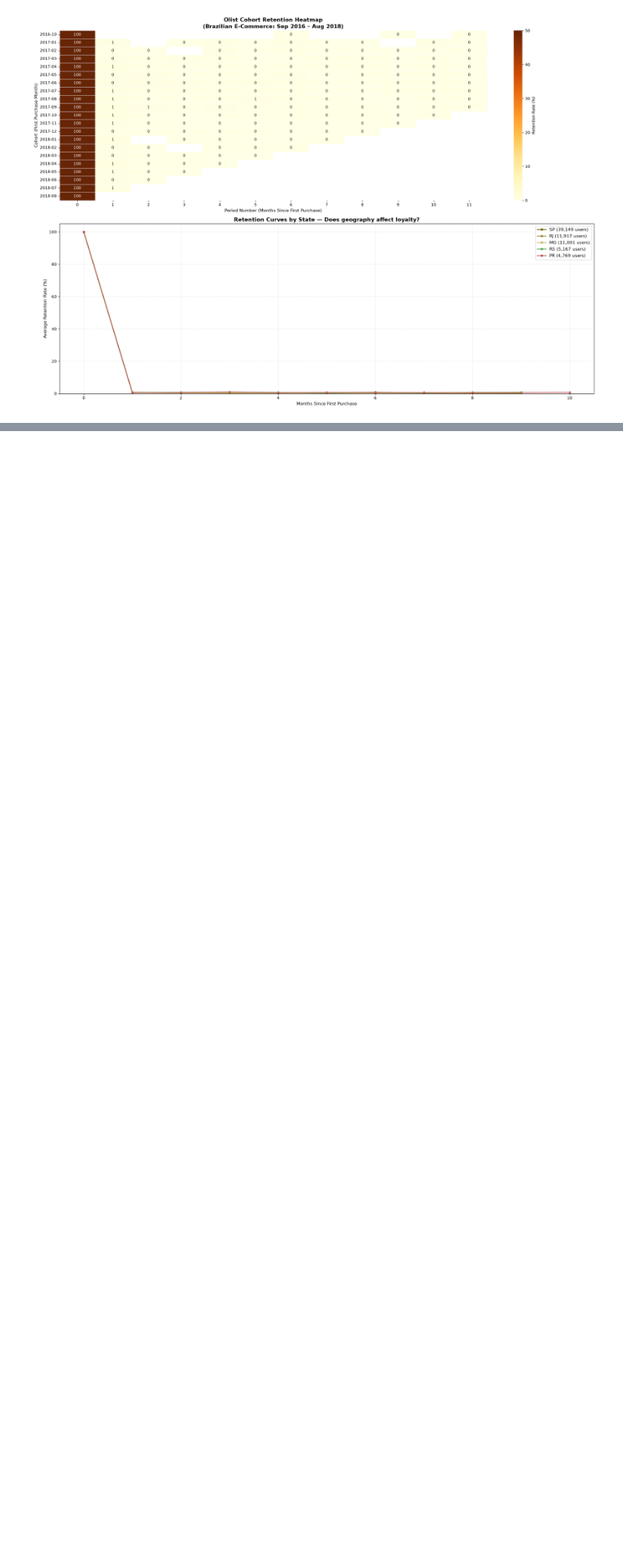
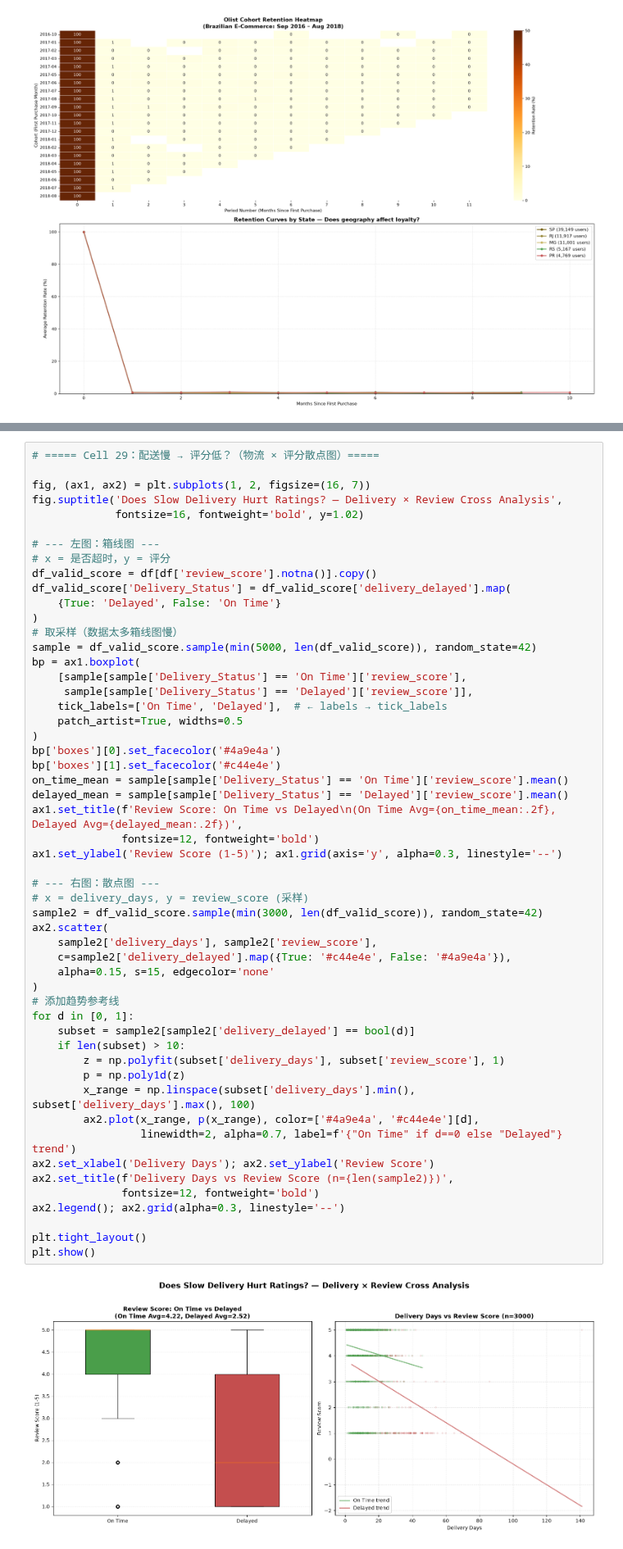
Before and after one commit to lxthappt/e-commerce-analysis, a Jupyter notebook: olist_analysis.ipynb, the cells around one changed output, grey strips where cells are left out. Shown at 82% size. Cells and saved outputs as stored; diff of their text form; blank space fills up the shorter version.

```diff
--- a/olist_analysis.ipynb
+++ b/olist_analysis.ipynb
@@ -1287,0 +1354,55 @@ plt.show()
+# %%
+# ===== Cell 29：配送慢 → 评分低？（物流 × 评分散点图）=====
+
+fig, (ax1, ax2) = plt.subplots(1, 2, figsize=(16, 7))
+fig.suptitle('Does Slow Delivery Hurt Ratings? — Delivery × Review Cross Analysis',
+             fontsize=16, fontweight='bold', y=1.02)
+
+# --- 左图：箱线图 ---
+# x = 是否超时，y = 评分
+df_valid_score = df[df['review_score'].notna()].copy()
+df_valid_score['Delivery_Status'] = df_valid_score['delivery_delayed'].map(
+    {True: 'Delayed', False: 'On Time'}
+)
+# 取采样（数据太多箱线图慢）
+sample = df_valid_score.sample(min(5000, len(df_valid_score)), random_state=42)
+bp = ax1.boxplot(
+    [sample[sample['Delivery_Status'] == 'On Time']['review_score'],
+     sample[sample['Delivery_Status'] == 'Delayed']['review_score']],
+    tick_labels=['On Time', 'Delayed'],  # ← labels → tick_labels
+    patch_artist=True, widths=0.5
+)
+bp['boxes'][0].set_facecolor('#4a9e4a')
+bp['boxes'][1].set_facecolor('#c44e4e')
+on_time_mean = sample[sample['Delivery_Status'] == 'On Time']['review_score'].mean()
+delayed_mean = sample[sample['Delivery_Status'] == 'Delayed']['review_score'].mean()
+ax1.set_title(f'Review Score: On Time vs Delayed\n(On Time Avg={on_time_mean:.2f}, Delayed Avg={delayed_mean:.2f})',
+              fontsize=12, fontweight='bold')
+ax1.set_ylabel('Review Score (1-5)'); ax1.grid(axis='y', alpha=0.3, linestyle='--')
+
+# --- 右图：散点图 ---
+# x = delivery_days, y = review_score (采样)
+sample2 = df_valid_score.sample(min(3000, len(df_valid_score)), random_state=42)
+ax2.scatter(
+    sample2['delivery_days'], sample2['review_score'],
+    c=sample2['delivery_delayed'].map({True: '#c44e4e', False: '#4a9e4a'}),
+    alpha=0.15, s=15, edgecolor='none'
+)
+# 添加趋势参考线
+for d in [0, 1]:
+    subset = sample2[sample2['delivery_delayed'] == bool(d)]
+    if len(subset) > 10:
+        z = np.polyfit(subset['delivery_days'], subset['review_score'], 1)
+        p = np.poly1d(z)
+        x_range = np.linspace(subset['delivery_days'].min(), subset['delivery_days'].max(), 100)
+        ax2.plot(x_range, p(x_range), color=['#4a9e4a', '#c44e4e'][d],
+                 linewidth=2, alpha=0.7, label=f'{"On Time" if d==0 else "Delayed"} trend')
+ax2.set_xlabel('Delivery Days'); ax2.set_ylabel('Review Score')
+ax2.set_title(f'Delivery Days vs Review Score (n={len(sample2)})',
+              fontsize=12, fontweight='bold')
+ax2.legend(); ax2.grid(alpha=0.3, linestyle='--')
+
+plt.tight_layout()
+plt.show()
+# %% [output]
+[figure, added]
```
Also changed, not shown: parts of 1 cell of this notebook.
